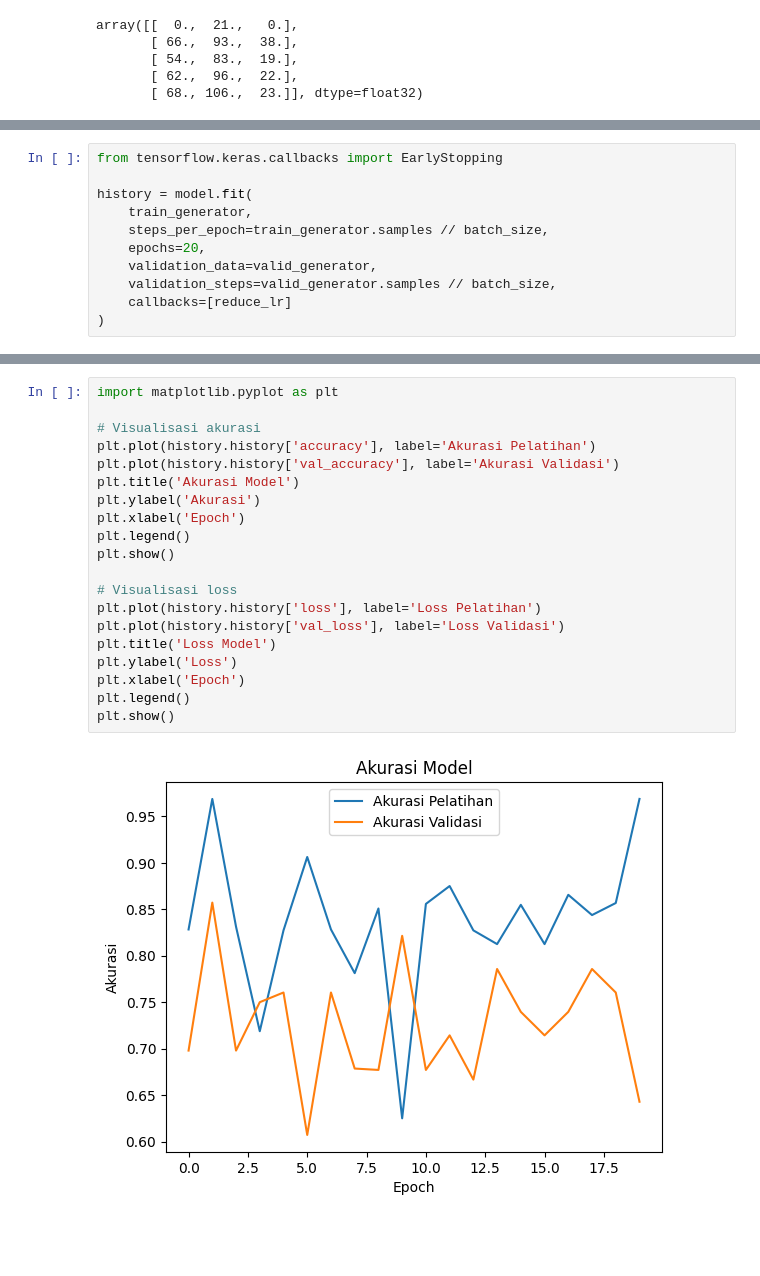
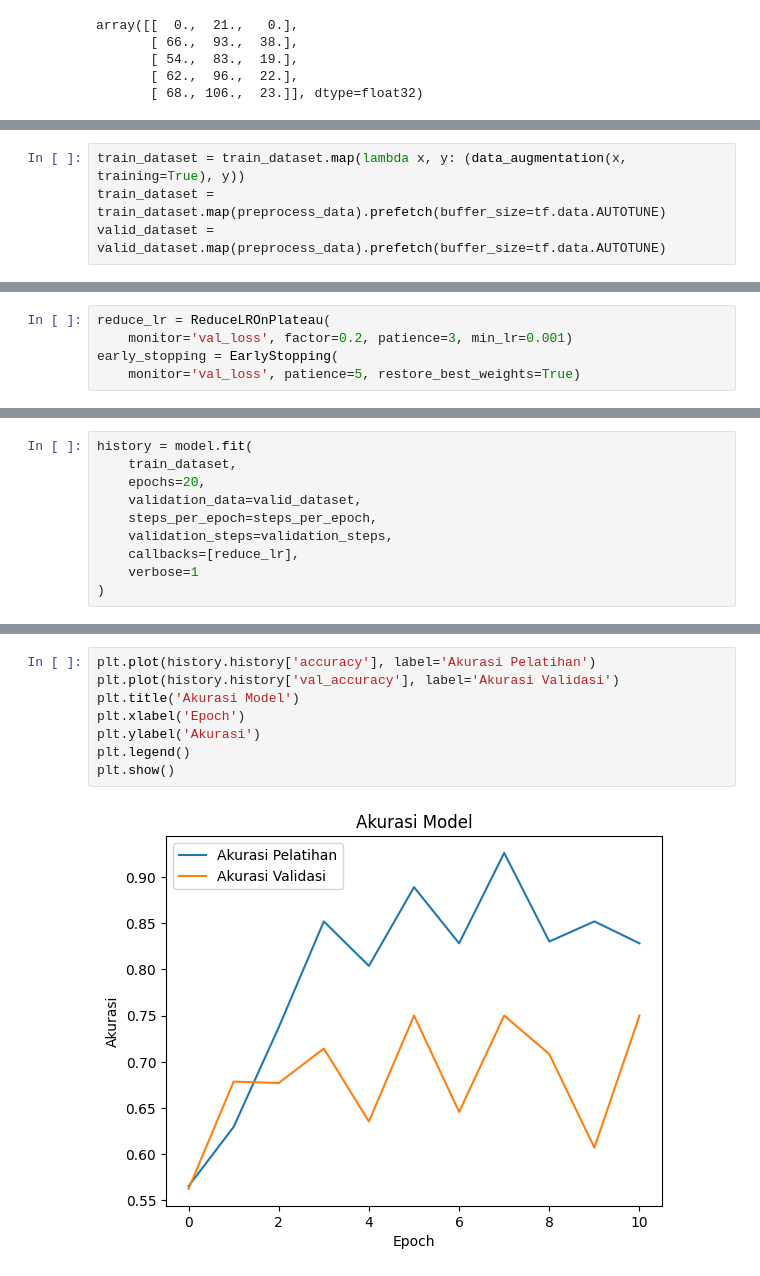
Before and after one commit to Angga2k/AgroVision-ML, a Jupyter notebook: model.ipynb, the cells around one changed output, grey strips where cells are left out. Drawn from its saved outputs; the diff is of its cells as text; blank space fills up the shorter version.

Commit message:
feat(fix model) : upgrade model

```diff
--- a/test.ipynb
+++ b/model.ipynb
@@ -82,0 +79,4 @@ Found 124 images belonging to 3 classes.
+# %%
+train_dataset = train_dataset.map(lambda x, y: (data_augmentation(x, training=True), y))
+train_dataset = train_dataset.map(preprocess_data).prefetch(buffer_size=tf.data.AUTOTUNE)
+valid_dataset = valid_dataset.map(preprocess_data).prefetch(buffer_size=tf.data.AUTOTUNE)
@@ -124,11 +127,0 @@ reduce_lr = ReduceLROnPlateau(monitor='val_loss', factor=0.2, patience=5, min_lr
-# %%
-from tensorflow.keras.callbacks import EarlyStopping
-
-history = model.fit(
-    train_generator,
-    steps_per_epoch=train_generator.samples // batch_size,
-    epochs=20,
-    validation_data=valid_generator,
-    validation_steps=valid_generator.samples // batch_size,
-    callbacks=[reduce_lr]
-)
@@ -152,0 +148,5 @@ Epoch 20/20
+# %%
+reduce_lr = ReduceLROnPlateau(
+    monitor='val_loss', factor=0.2, patience=3, min_lr=0.001)
+early_stopping = EarlyStopping(
+    monitor='val_loss', patience=5, restore_best_weights=True)
@@ -152,0 +184,10 @@ Epoch 20/20
+# %%
+history = model.fit(
+    train_dataset,
+    epochs=20,
+    validation_data=valid_dataset,
+    steps_per_epoch=steps_per_epoch,
+    validation_steps=validation_steps,
+    callbacks=[reduce_lr],
+    verbose=1
+)
@@ -169,22 +217,10 @@ Test accuracy: 0.83
 # %%
-import matplotlib.pyplot as plt
-
-# Visualisasi akurasi
 plt.plot(history.history['accuracy'], label='Akurasi Pelatihan')
 plt.plot(history.history['val_accuracy'], label='Akurasi Validasi')
 plt.title('Akurasi Model')
+plt.xlabel('Epoch')
 plt.ylabel('Akurasi')
-plt.xlabel('Epoch')
 plt.legend()
 plt.show()
-
-# Visualisasi loss
-plt.plot(history.history['loss'], label='Loss Pelatihan')
-plt.plot(history.history['val_loss'], label='Loss Validasi')
-plt.title('Loss Model')
-plt.ylabel('Loss')
-plt.xlabel('Epoch')
-plt.legend()
-plt.show()
 # %% [output]
-[figure, old version]
+[figure, new version]
```
Also changed, not shown: parts of 23 cells of this notebook, 2 other files.
